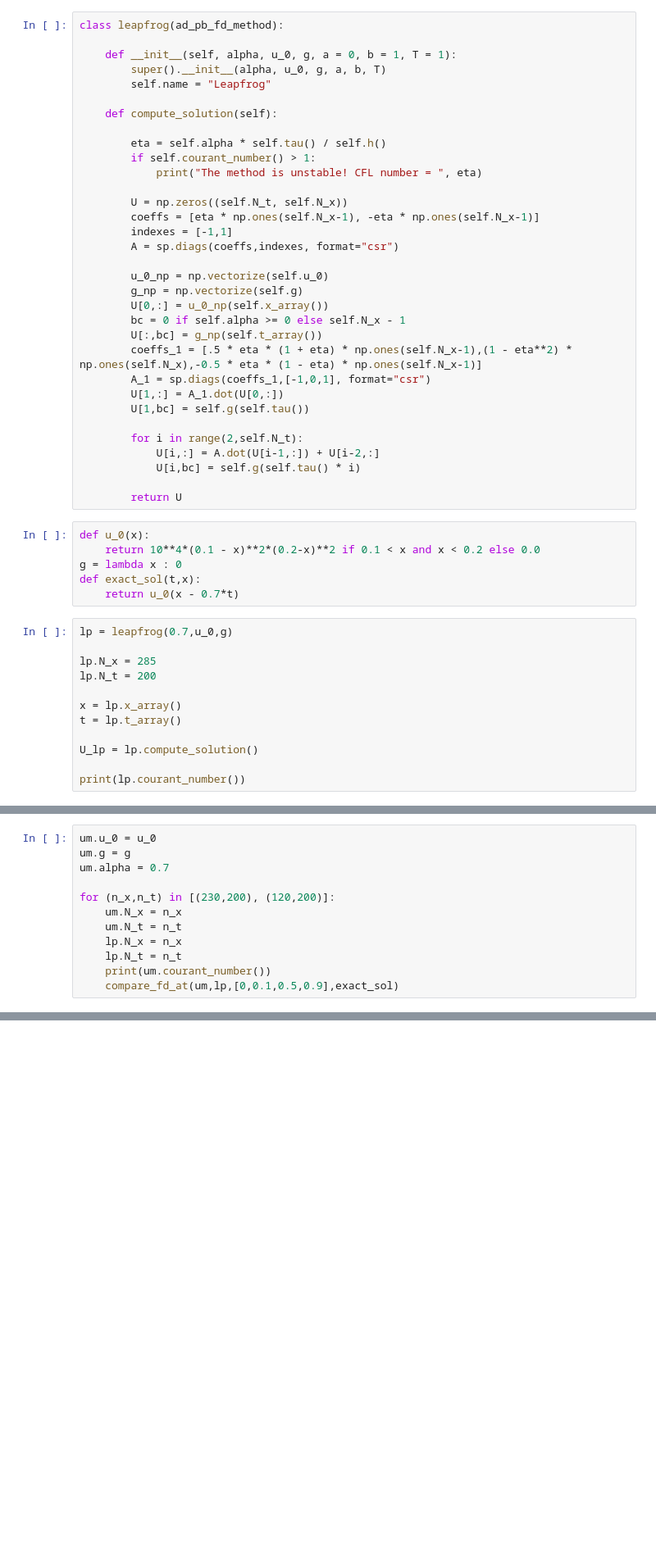
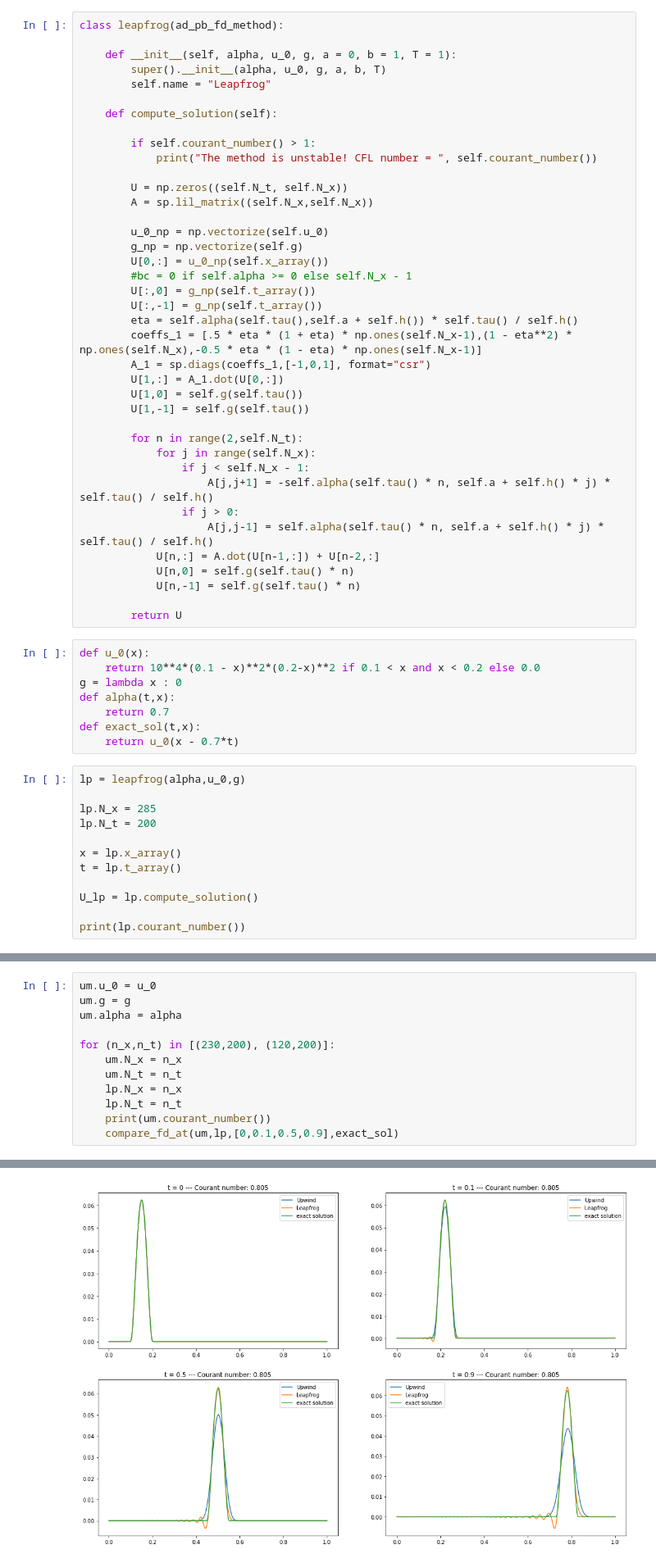
Before and after one commit to cima22/Hyperbolic_PDE_finite_differences, a Jupyter notebook: Hyperbolic Problems.ipynb, the cells around one changed output, grey strips where cells are left out. Shown at 82% size. Drawn from its saved outputs; the diff is of its cells as text; blank space fills up the shorter version.

```diff
--- a/Hyperbolic Problems.ipynb
+++ b/Hyperbolic Problems.ipynb
@@ -427,38 +427,46 @@ class leapfrog(ad_pb_fd_method):
 
     def compute_solution(self):
 
-        eta = self.alpha * self.tau() / self.h()
         if self.courant_number() > 1:
-            print("The method is unstable! CFL number = ", eta)
+            print("The method is unstable! CFL number = ", self.courant_number())
 
         U = np.zeros((self.N_t, self.N_x))
-        coeffs = [eta * np.ones(self.N_x-1), -eta * np.ones(self.N_x-1)]
-        indexes = [-1,1]
-        A = sp.diags(coeffs,indexes, format="csr")
+        A = sp.lil_matrix((self.N_x,self.N_x))
 
         u_0_np = np.vectorize(self.u_0)
         g_np = np.vectorize(self.g)
         U[0,:] = u_0_np(self.x_array())
-        bc = 0 if self.alpha >= 0 else self.N_x - 1
-        U[:,bc] = g_np(self.t_array())
+        #bc = 0 if self.alpha >= 0 else self.N_x - 1
+        U[:,0] = g_np(self.t_array())
+        U[:,-1] = g_np(self.t_array())
+        eta = self.alpha(self.tau(),self.a + self.h()) * self.tau() / self.h()
         coeffs_1 = [.5 * eta * (1 + eta) * np.ones(self.N_x-1),(1 - eta**2) * np.ones(self.N_x),-0.5 * eta * (1 - eta) * np.ones(self.N_x-1)]
         A_1 = sp.diags(coeffs_1,[-1,0,1], format="csr")
         U[1,:] = A_1.dot(U[0,:])
-        U[1,bc] = self.g(self.tau())
+        U[1,0] = self.g(self.tau())
+        U[1,-1] = self.g(self.tau())
 
-        for i in range(2,self.N_t):
-            U[i,:] = A.dot(U[i-1,:]) + U[i-2,:]
-            U[i,bc] = self.g(self.tau() * i)
+        for n in range(2,self.N_t):
+            for j in range(self.N_x):
+                if j < self.N_x - 1:
+                    A[j,j+1] = -self.alpha(self.tau() * n, self.a + self.h() * j) * self.tau() / self.h()
+                if j > 0:
+                    A[j,j-1] = self.alpha(self.tau() * n, self.a + self.h() * j) * self.tau() / self.h()
+            U[n,:] = A.dot(U[n-1,:]) + U[n-2,:]
+            U[n,0] = self.g(self.tau() * n)
+            U[n,-1] = self.g(self.tau() * n)
 
         return U
 # %%
 def u_0(x):
     return 10**4*(0.1 - x)**2*(0.2-x)**2 if 0.1 < x and x < 0.2 else 0.0
 g = lambda x : 0
+def alpha(t,x):
+    return 0.7
 def exact_sol(t,x):
     return u_0(x - 0.7*t)
 # %%
-lp = leapfrog(0.7,u_0,g)
+lp = leapfrog(alpha,u_0,g)
 
 lp.N_x = 285
 lp.N_t = 200
@@ -476,7 +490,7 @@ plot_sol_in_3d(t,x,U_lp)
 # %%
 um.u_0 = u_0
 um.g = g
-um.alpha = 0.7
+um.alpha = alpha
 
 for (n_x,n_t) in [(230,200), (120,200)]:
     um.N_x = n_x
@@ -485,3 +499,4 @@ for (n_x,n_t) in [(230,200), (120,200)]:
     lp.N_t = n_t
     print(um.courant_number())
     compare_fd_at(um,lp,[0,0.1,0.5,0.9],exact_sol)
+# %% [output]
@@ -487,0 +505 @@ for (n_x,n_t) in [(230,200), (120,200)]:
+[figure, added]
```
Also changed, not shown: parts of 12 cells of this notebook, 3 other files.
